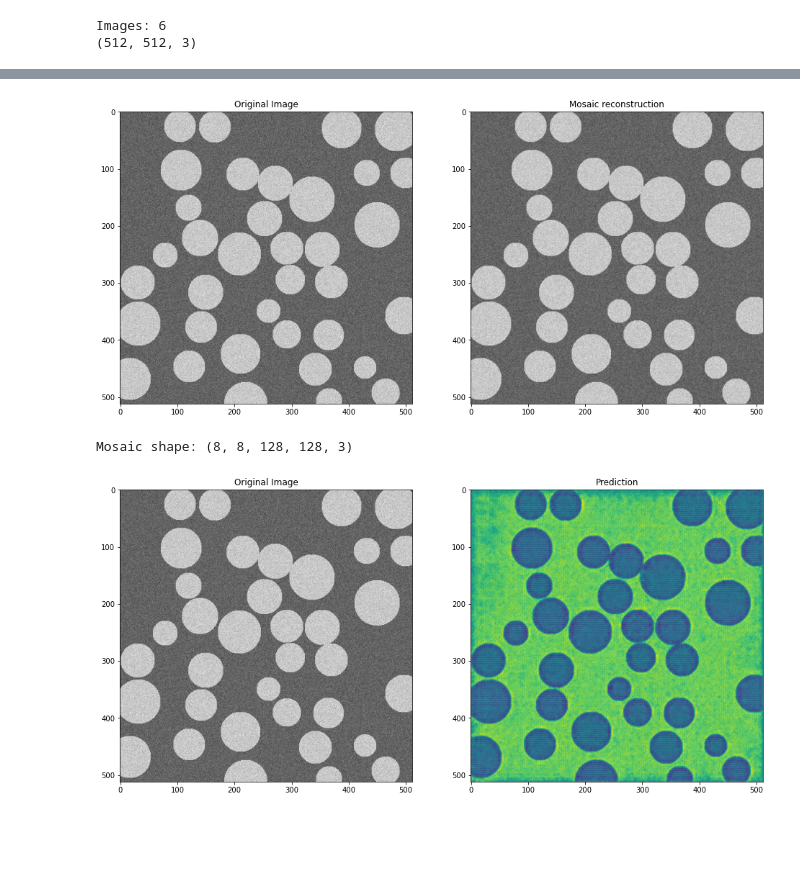
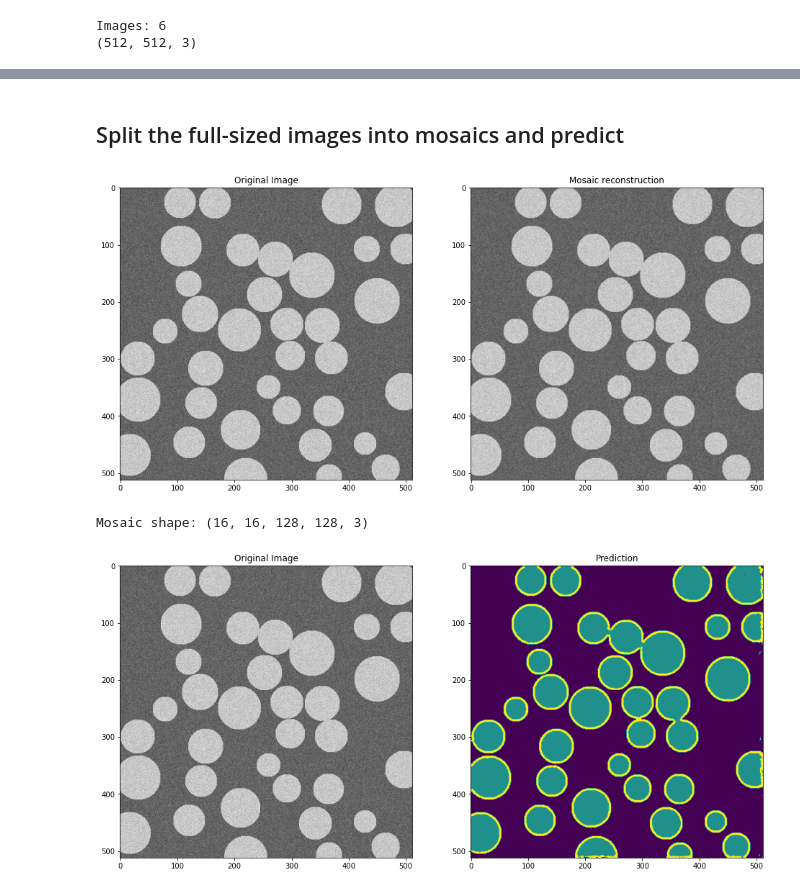
Before and after one commit to Ross0899/mphys-project-cnn-pre-process, a Jupyter notebook: cnn_model_predict.ipynb, the cells around one changed output, grey strips where cells are left out. Drawn from its saved outputs; the diff is of its cells as text; code cells hidden in the pictures; blank space fills up the shorter version.

Commit message:
Mosaic segmentation and label extraction implemented

```diff
--- a/cnn_model_predict.ipynb
+++ b/cnn_model_predict.ipynb
@@ -78,5 +76,7 @@ TypeError: _isclose_dispatcher() missing 1 required positional argument: 'b'
+# %% [markdown]
+## Split the full-sized images into mosaics and predict
 # %%
-mosaic = MightyMosaic.from_array(synthetic_images[0], (128,128), overlap_factor=2)
+mosaic = MightyMosaic.from_array(synthetic_images[0], (128,128), overlap_factor=4, fill_mode='reflect')
 plt.figure(figsize=(16,16))
 plt.subplot(121)
 plt.title("Original Image")
@@ -88,20 +88,21 @@ plt.show()
 print("Mosaic shape: " + str(mosaic.shape))
 # %% [output]
 [figure]
-Mosaic shape: (8, 8, 128, 128, 3)
+Mosaic shape: (16, 16, 128, 128, 3)
 # %%
 prediction = mosaic.apply(model.predict, progress_bar=True)
+# %%
+fused_prediction = prediction.get_fusion()
+labels = np.argmax(fused_prediction, axis=-1)
 # %%
-fused_prediction = prediction.get_fusion()
-
 plt.figure(figsize=(16,16))
 plt.subplot(121)
 plt.title("Original Image")
 plt.imshow(synthetic_images[0])
 
 plt.subplot(122)
 plt.title("Prediction")
-plt.imshow(fused_prediction[:,:,0])#, interpolation='bilinear')
+plt.imshow(labels, interpolation='bilinear')
 plt.show()
 # %% [output]
-[figure, old version]
+[figure, new version]
```
Also changed, not shown: parts of 4 cells of this notebook, 1 other file.
